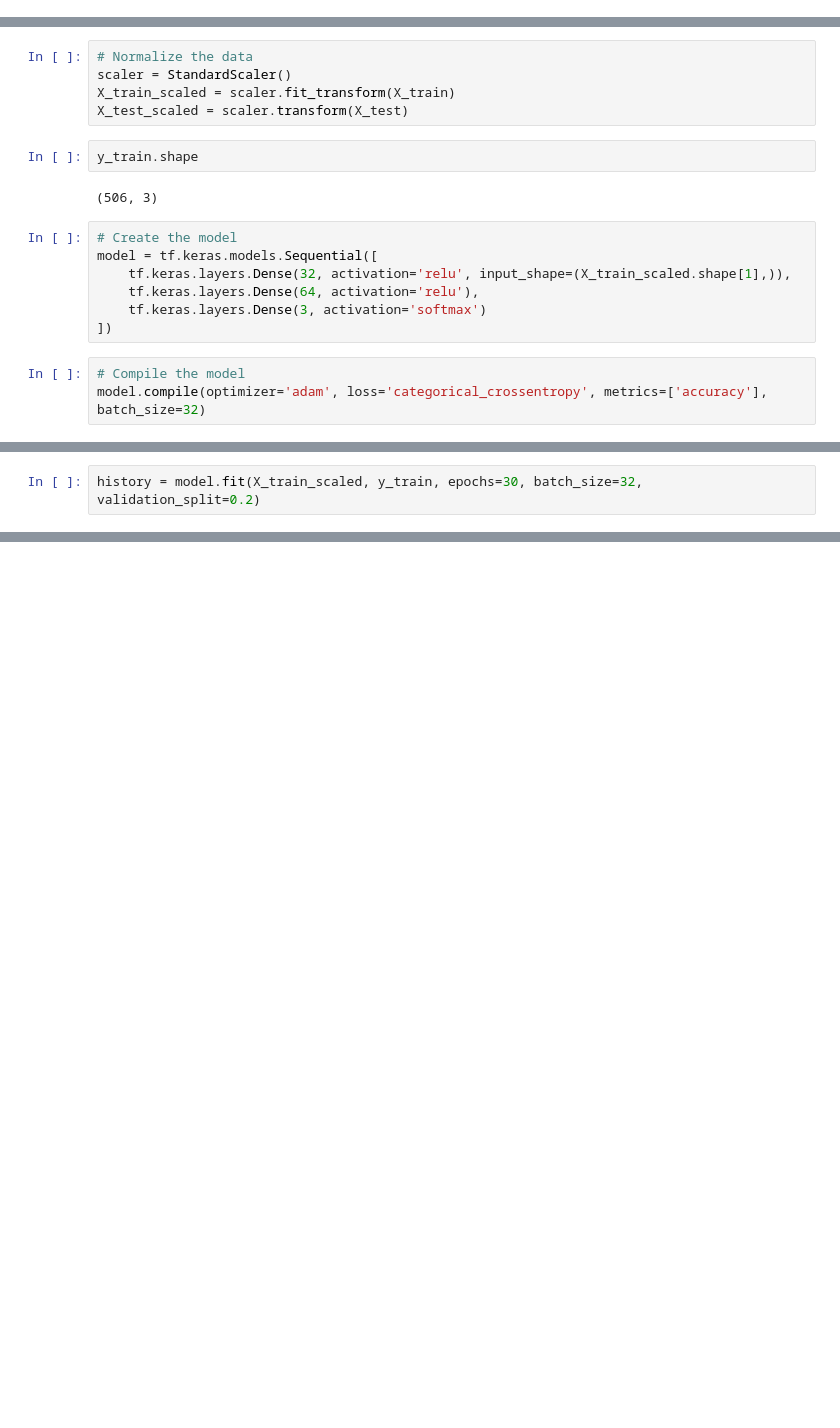
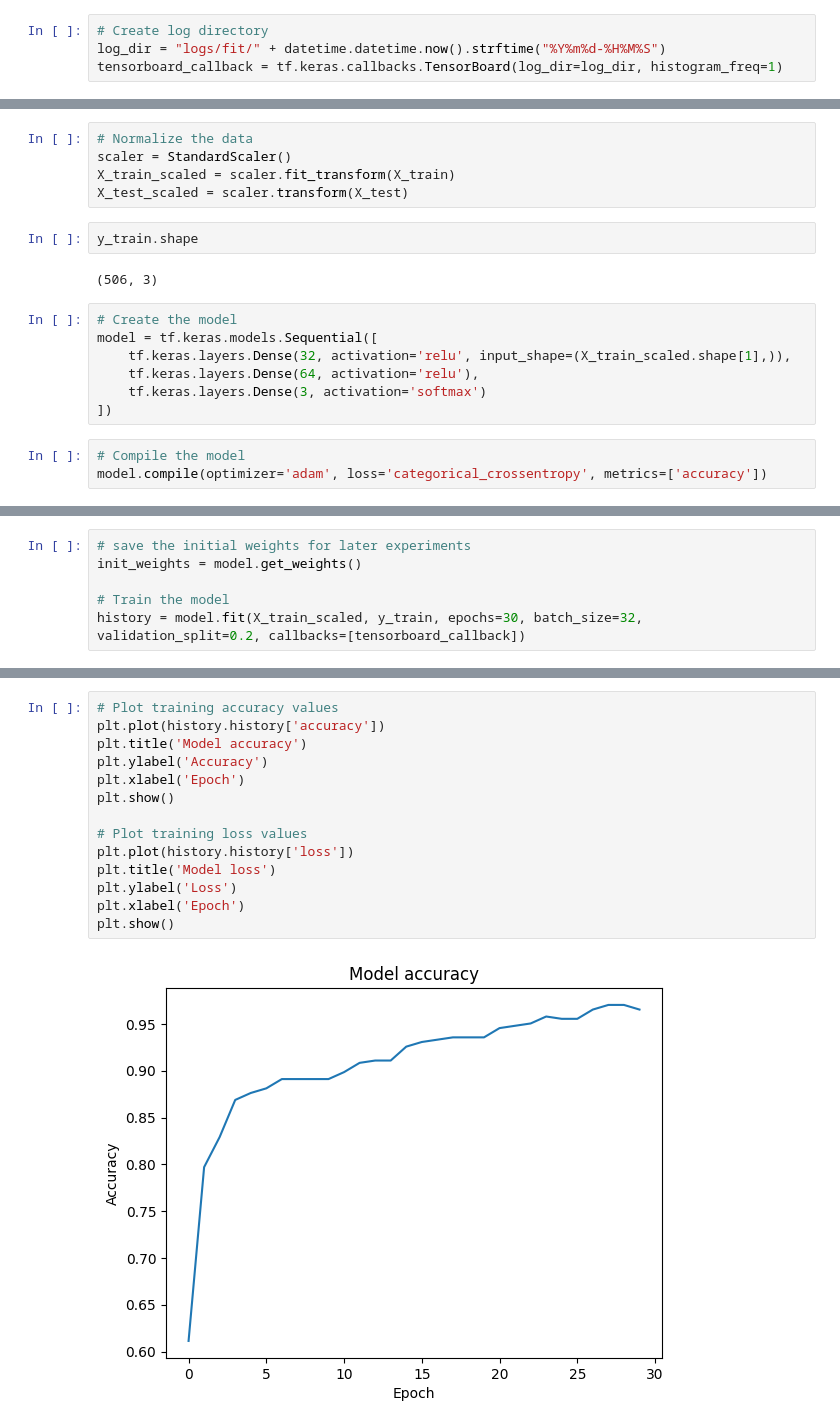
Before and after one commit to twar9432/Assignment-1, a Jupyter notebook: notebooks/Assignment 1.ipynb, the cells around one changed output, grey strips where cells are left out. Cells and saved outputs as stored; diff of their text form; blank space fills up the shorter version.

Commit message:
Created training logs

```diff
--- a/notebooks/Assignment 1.ipynb
+++ b/notebooks/Assignment 1.ipynb
@@ -63,6 +62,10 @@ df = pd.read_excel('../data/raw/app_data.xlsx')
 
 # Drop other target variables
 df = df.drop(['Severity', 'Diagnosis_Presumptive', 'Diagnosis'], axis=1)
+# %%
+# Create log directory
+log_dir = "logs/fit/" + datetime.datetime.now().strftime("%Y%m%d-%H%M%S")
+tensorboard_callback = tf.keras.callbacks.TensorBoard(log_dir=log_dir, histogram_freq=1)
 # %%
 # Review dataset
 df['Management'].value_counts()
@@ -257,4 +260,4 @@ model = tf.keras.models.Sequential([
 ])
 # %%
 # Compile the model
-model.compile(optimizer='adam', loss='categorical_crossentropy', metrics=['accuracy'], batch_size=32)
+model.compile(optimizer='adam', loss='categorical_crossentropy', metrics=['accuracy'])
@@ -263,4 +264,8 @@ TypeError: Trainer.compile() got an unexpected keyword argument 'batch_size'
 # %%
-history = model.fit(X_train_scaled, y_train, epochs=30, batch_size=32, validation_split=0.2)
+# save the initial weights for later experiments
+init_weights = model.get_weights()
+
+# Train the model
+history = model.fit(X_train_scaled, y_train, epochs=30, batch_size=32, validation_split=0.2, callbacks=[tensorboard_callback])
 # %% [output]
 Epoch 1/30
@@ -287,0 +293,16 @@ test_loss, test_acc = model.evaluate(X_test_scaled, y_test)
+# %%
+# Plot training accuracy values
+plt.plot(history.history['accuracy'])
+plt.title('Model accuracy')
+plt.ylabel('Accuracy')
+plt.xlabel('Epoch')
+plt.show()
+
+# Plot training loss values
+plt.plot(history.history['loss'])
+plt.title('Model loss')
+plt.ylabel('Loss')
+plt.xlabel('Epoch')
+plt.show()
+# %% [output]
+[figure, added]
```
Also changed, not shown: parts of 9 cells of this notebook, 2 other files.
